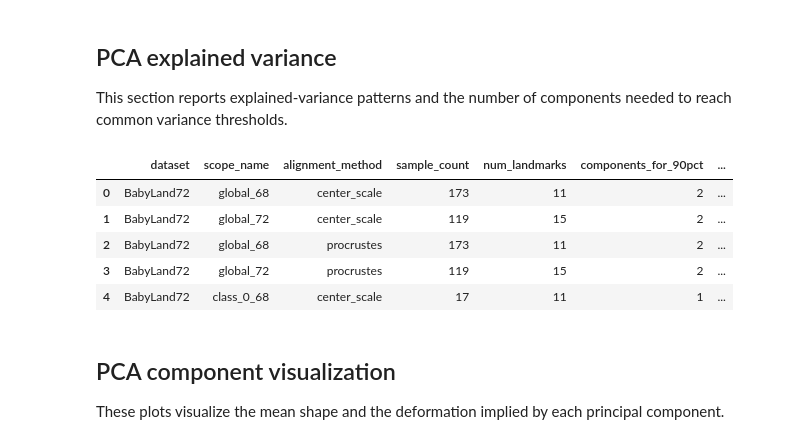
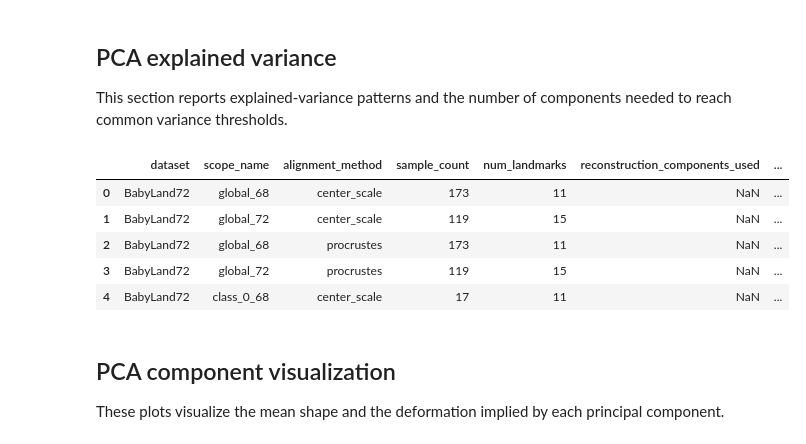
Before and after one commit to Jocareher/landmark-detection, a Jupyter notebook: notebooks/natural_dataset_individual_shape_analysis.ipynb, the cells around one changed output. Cells and saved outputs as stored; diff of their text form; code cells hidden in the pictures.

```diff
--- a/notebooks/natural_dataset_individual_shape_analysis.ipynb
+++ b/notebooks/natural_dataset_individual_shape_analysis.ipynb
@@ -53,7 +54,7 @@ from scripts.utils.visualization import (
 # %%
 BABYLAND72_ROOT = Path('/Users/jocareher/Documents/baby_face_72')
 INFANTFACE_ROOT = Path('/Users/jocareher/Documents/infanface_adapted/all')
-OUTPUT_ROOT = Path('/Users/jocareher/Documents/natural_individual_shape_analysis_outputs')
+OUTPUT_ROOT = REPO_ROOT / 'natural_individual_shape_analysis_outputs'
 
 ENABLE_BABYLAND72_72_POINT_ANALYSIS = True
 COMPARISON_LANDMARK_COUNT = 68
@@ -102,6 +103,7 @@ BABYLAND72_PCA_MIN_SELECTED_LANDMARKS = 24
 PCA_COMPONENTS_TO_PLOT = 6
 PAIRWISE_SCORE_COMPONENTS = 5
 OUTLIER_TOP_K = 12
+PCA_RECONSTRUCTION_VARIANCE_TARGET = 0.95
 
 OUTPUT_ROOT.mkdir(parents=True, exist_ok=True)
 for relative_path in [
@@ -910,6 +1242,7 @@ def build_pca_experiments() -> tuple[dict[str, Any], pd.DataFrame]:
         'dataset': 'BabyLand72',
         'landmark_scope': '68',
         'selected_landmark_count': len(baby_68_subset['selected_landmarks']),
+        'selected_landmark_indices': ' '.join(map(str, baby_68_subset['selected_landmarks'])),
         'visibility_threshold': baby_68_subset['visibility_threshold'],
         'complete_case_sample_count': len(baby_68_subset['kept_samples']),
     })
@@ -922,6 +1255,7 @@ def build_pca_experiments() -> tuple[dict[str, Any], pd.DataFrame]:
         'dataset': 'BabyLand72',
         'landmark_scope': '72',
         'selected_landmark_count': len(baby_72_subset['selected_landmarks']),
+        'selected_landmark_indices': ' '.join(map(str, baby_72_subset['selected_landmarks'])),
         'visibility_threshold': baby_72_subset['visibility_threshold'],
         'complete_case_sample_count': len(baby_72_subset['kept_samples']),
     })
@@ -964,6 +1298,7 @@ def build_pca_experiments() -> tuple[dict[str, Any], pd.DataFrame]:
                     'dataset': dataset_name,
                     'landmark_scope': '68',
                     'selected_landmark_count': len(subset_key),
+                    'selected_landmark_indices': ' '.join(map(str, subset_key)),
                     'visibility_threshold': np.nan,
                     'complete_case_sample_count': len(subset_samples),
                     'class_idx': class_idx,
@@ -982,7 +1317,33 @@ def build_pca_experiments() -> tuple[dict[str, Any], pd.DataFrame]:
     return experiments, pd.DataFrame(strategy_rows)
 
 
-pca_experiments, babyland72_pca_strategy = build_pca_experiments()
+def fit_dataset_pca(samples: list[NaturalDatasetSample], dataset_name: str, landmark_indices: list[int], alignment_method: str, scope_name: str) -> dict[str, Any] | None:
+    prepared_shapes, reference_shape = prepare_shapes_for_pca(samples, landmark_indices, alignment_method)
+    if prepared_shapes.shape[0] < 3:
+        return None
+    data_matrix = flatten_shapes(prepared_shapes)
+    pca = fit_pca(data_matrix)
+    pca.update(compute_truncated_reconstruction_metrics(
+        data_matrix=data_matrix,
+        mean_vector=pca['mean_vector'],
+        components=pca['components'],
+        explained_variance_ratio=pca['explained_variance_ratio'],
+        variance_target=PCA_RECONSTRUCTION_VARIANCE_TARGET,
+    ))
+    pca.update({
+        'dataset_name': dataset_name,
+        'scope_name': scope_name,
+        'alignment_method': alignment_method,
+        'sample_count': prepared_shapes.shape[0],
+        'num_landmarks': len(landmark_indices),
+        'landmark_indices': landmark_indices,
+        'prepared_shapes': prepared_shapes,
+        'reference_shape': reference_shape,
+        'sample_ids': [sample.image_id for sample in samples if all(valid_mask(sample)[index] for index in landmark_indices)],
+        'class_indices': [sample.class_idx for sample in samples if all(valid_mask(sample)[index] for index in landmark_indices)],
+        'orientations': [sample.orientation for sample in samples if all(valid_mask(sample)[index] for index in landmark_indices)],
+    })
+    return pca
 save_table(babyland72_pca_strategy, OUTPUT_ROOT / 'babyland72' / 'tables' / 'babyland72_pca_strategy.csv')
 babyland72_pca_strategy.head()
 # %% [output]
@@ -1003,6 +1364,8 @@ def explained_variance_summary(pca_result: dict[str, Any]) -> pd.DataFrame:
         'alignment_method': pca_result['alignment_method'],
         'sample_count': pca_result['sample_count'],
         'num_landmarks': pca_result['num_landmarks'],
+        'reconstruction_components_used': pca_result.get('reconstruction_components_used', np.nan),
+        'reconstruction_variance_target': pca_result.get('reconstruction_variance_target', np.nan),
     }
     for threshold in thresholds:
         row[f'components_for_{int(threshold * 100)}pct'] = int(np.searchsorted(cumulative, threshold) + 1)
@@ -1012,42 +1375,41 @@ def explained_variance_summary(pca_result: dict[str, Any]) -> pd.DataFrame:
 def plot_explained_variance(pca_result: dict[str, Any], output_path: Path) -> None:
     ratio = pca_result['explained_variance_ratio']
     cumulative = np.cumsum(ratio)
     fig, axes = plt.subplots(1, 2, figsize=(12, 4.5), constrained_layout=True)
     component_indices = np.arange(1, len(ratio) + 1)
     axes[0].plot(component_indices, ratio, marker='o', linewidth=1.1, markersize=3.0)
     axes[0].set_title(f"{pca_result['dataset_name']} | {pca_result['scope_name']} | {pca_result['alignment_method']}\nExplained variance ratio")
     axes[0].set_xlabel('Principal component')
     axes[0].set_ylabel('Explained variance ratio')
     axes[1].plot(component_indices, cumulative, marker='o', linewidth=1.1, markersize=3.0)
     axes[1].axhline(0.90, color='#888888', linestyle='--', linewidth=1)
     axes[1].axhline(0.95, color='#666666', linestyle='--', linewidth=1)
     axes[1].axhline(0.98, color='#444444', linestyle='--', linewidth=1)
+    axes[1].axvline(pca_result.get('reconstruction_components_used', 0), color='#aa3377', linestyle=':', linewidth=1.2)
     axes[1].set_title('Cumulative explained variance')
     axes[1].set_xlabel('Principal component')
     axes[1].set_ylabel('Cumulative ratio')
     save_figure(fig, output_path)
 
 
 variance_rows = []
 for dataset_name, experiments in pca_experiments.items():
     for key, pca_result in experiments.items():
-        if pca_result is None:
-            continue
-        if pca_result is None or 'explained_variance_ratio' not in pca_result:
+        if not is_fitted_pca_result(pca_result):
             continue
         variance_rows.append(explained_variance_summary(pca_result))
         dataset_dir = OUTPUT_ROOT / dataset_name.lower() / 'figures'
         plot_explained_variance(pca_result, dataset_dir / f'{key}_explained_variance')
 variance_summary_df = pd.concat(variance_rows, ignore_index=True) if variance_rows else pd.DataFrame()
 save_table(variance_summary_df, OUTPUT_ROOT / 'tables' / 'pca_explained_variance_summary.csv')
 variance_summary_df.head()
 # %% [output]
-|  | dataset | scope_name | alignment_method | sample_count | num_landmarks | components_for_90pct | ... |
-| 0 | BabyLand72 | global_68 | center_scale | 173 | 11 | 2 | ... |
-| 1 | BabyLand72 | global_72 | center_scale | 119 | 15 | 2 | ... |
-| 2 | BabyLand72 | global_68 | procrustes | 173 | 11 | 2 | ... |
-| 3 | BabyLand72 | global_72 | procrustes | 119 | 15 | 2 | ... |
-| 4 | BabyLand72 | class_0_68 | center_scale | 17 | 11 | 1 | ... |
+|  | dataset | scope_name | alignment_method | sample_count | num_landmarks | reconstruction_components_used | ... |
+| 0 | BabyLand72 | global_68 | center_scale | 173 | 11 | NaN | ... |
+| 1 | BabyLand72 | global_72 | center_scale | 119 | 15 | NaN | ... |
+| 2 | BabyLand72 | global_68 | procrustes | 173 | 11 | NaN | ... |
+| 3 | BabyLand72 | global_72 | procrustes | 119 | 15 | NaN | ... |
+| 4 | BabyLand72 | class_0_68 | center_scale | 17 | 11 | NaN | ... |
 # %% [markdown]
 ## PCA component visualization
 
```
Also changed, not shown: parts of 16 cells of this notebook, 14 other files.
